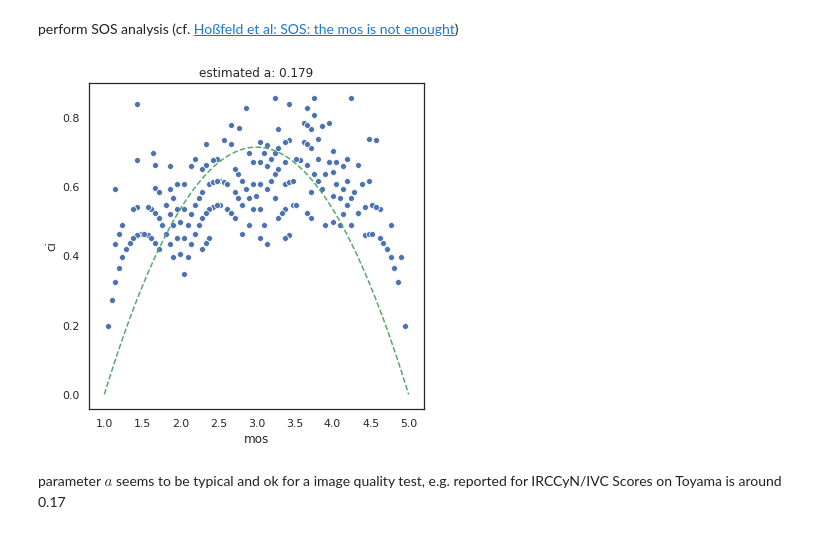
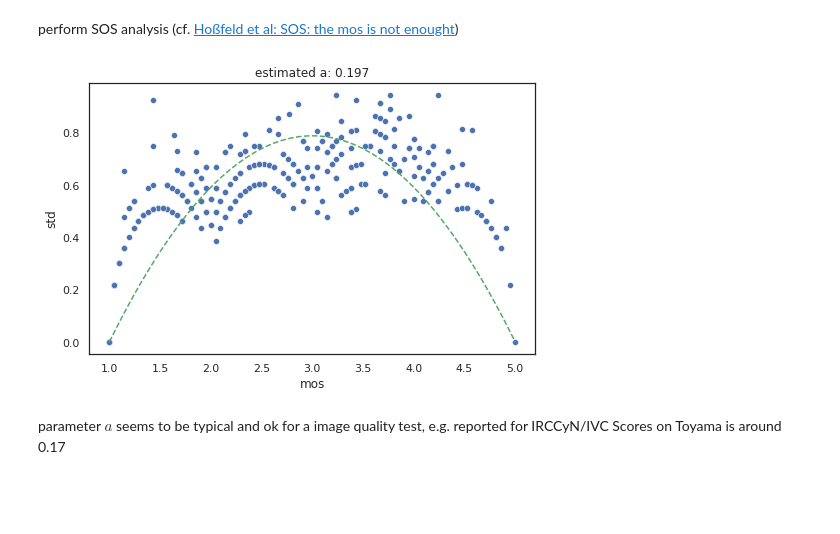
Before and after one commit to Telecommunication-Telemedia-Assessment/image_quality_test, a Jupyter notebook: test_1/analyze_ratings.ipynb, the cells around one changed output. Drawn from its saved outputs; the diff is of its cells as text; code cells hidden in the pictures; blank space fills up the shorter version.

```diff
--- a/test_1/analyze_ratings.ipynb
+++ b/test_1/analyze_ratings.ipynb
@@ -16,10 +16,11 @@ import sys
 import multiprocessing
 pool = multiprocessing.Pool(multiprocessing.cpu_count())
 
+
 def plot(ax, figurename):
     os.makedirs("figures", exist_ok=True)
-    ax.get_figure().savefig(f"figures/{figurename}.pdf", bbox="tight")
-    ax.get_figure().savefig(f"figures/{figurename}.png", bbox="tight")
+    ax.get_figure().savefig(f"figures/{figurename}.pdf" , bbox_inches="tight")
+    ax.get_figure().savefig(f"figures/{figurename}.png", bbox_inches="tight")
 # %% [markdown]
 read and check the ratings file
 # %%
@@ -79,10 +80,27 @@ ci = ci.rename(columns={0: "ci"})
 
 d(ci.head())
 
-mos_ci_per_videoname = pd.merge(mos_per_videoname, ci, left_on="video_name", right_on="video_name")
+
+def std(x):
+    x = x["rating"]
+    return  x.std()
+
+
+std = d_wo[["video_name", "rating"]].groupby(by="video_name").apply(std).reset_index()
+std = std.rename(columns={0: "std"})
+d(std.head())
+
+
+
+mos_ci_per_videoname = pd.merge(
+    mos_per_videoname, pd.merge(ci, std),
+    left_on="video_name",
+    right_on="video_name"
+)
 mos_ci_per_videoname = mos_ci_per_videoname.rename(columns={"video_name": "image_name"})
 d(mos_ci_per_videoname.head())
 mos_ci_per_videoname.to_csv("mos_ci.csv", index=False)
+print(len(std), len(mos_ci_per_videoname))
 # %% [output]
 |  | video_name | mos |
 | 0 | BennuProRes4444.mov_1frame_crf_03... | 3.095238 |
@@ -114,34 +139,34 @@ perform SOS analysis (cf. [Hoßfeld et al: SOS: the mos is not enought](http://w
 # %%
 import seaborn as sns
 
-sns.set(rc={'figure.figsize':(6,6)})
+sns.set(rc={'figure.figsize':(8,5)})
 sns.set_style("white")
 # draw a SOS plot
 # read: http://materials.dagstuhl.de/files/15/15022/15022.TobiasHo%C3%9Ffeld1.Preprint.pdf
 # for a more detailed description of SOS plots
 
-ax = sns.scatterplot(x="mos", y="ci", data=mos_ci_per_videoname)
+ax = sns.scatterplot(x="mos", y="std", data=mos_ci_per_videoname)
 
 #, with the y=(x-1)*(x-5)* a interpolated function
 
 x_data = mos_ci_per_videoname["mos"].values
-y_data = mos_ci_per_videoname["ci"].replace(np.NaN, 0).values
+y_data = mos_ci_per_videoname["std"].replace(np.NaN, 0).values
 
 from scipy.optimize import curve_fit
 
 def fitting_function(x, a):
     return (x - 1) * (x - 5) * (-a)
 
 popt, pcov = curve_fit(fitting_function, x_data, y_data)
 
 
 x = np.linspace(1, 5, 100)
 ax.plot(x, fitting_function(x, *popt), 'g--')
 ax.set_title(f"estimated a: {popt[0].round(3)}")
 
 plot(ax, "sos")
 # %% [output]
-[figure, old version]
+[figure, new version]
 # %% [markdown]
 parameter $a$ seems to be typical and ok for a image quality test, e.g. reported for IRCCyN/IVC Scores on
 Toyama is around 0.17
```
Also changed, not shown: parts of 6 cells of this notebook, 26 other files.
